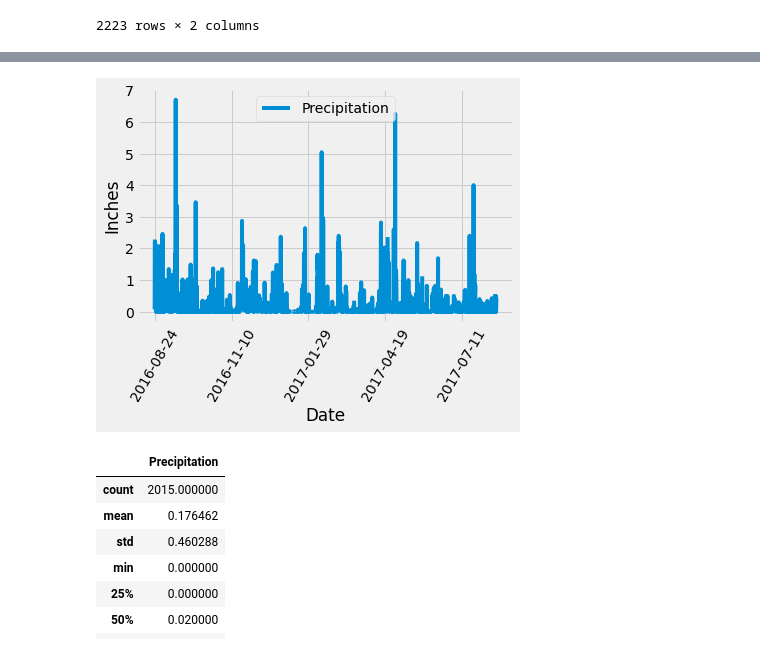
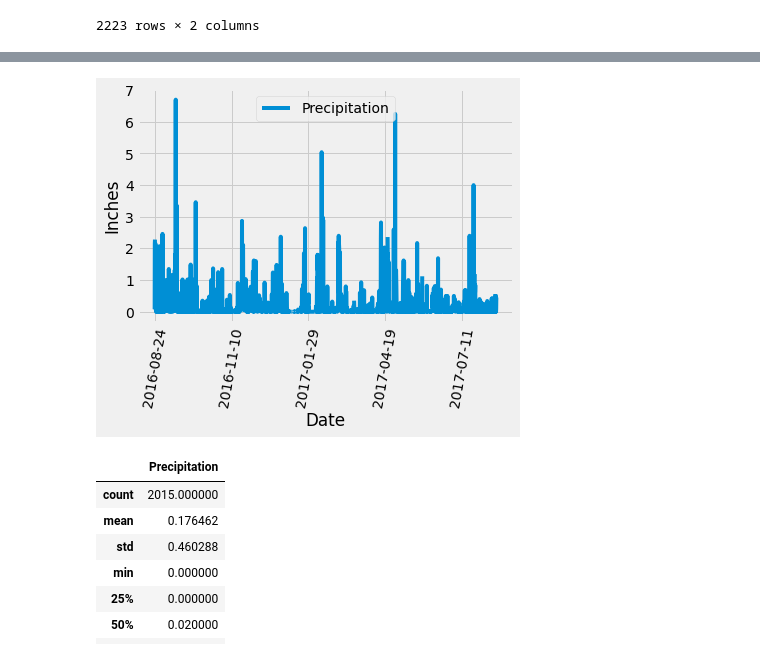
Before and after one commit to cgardner1388/sqlalchemy-challenge, a Jupyter notebook: climate_starter.ipynb, the cells around one changed output, grey strips where cells are left out. Saved outputs shown, nothing was run; the diff lists cells and outputs as text; code cells hidden in the pictures.

```diff
--- a/climate_starter.ipynb
+++ b/climate_starter.ipynb
@@ -108,12 +110,12 @@ pre_12_months_df.sort_values(by=['Date']).head(10)
 # %%
 # Use Pandas Plotting with Matplotlib to plot the data
 pre_12_months_df.plot(x='Date', y='Precipitation')
 plt.xlabel("Date")
 plt.ylabel("Inches")
-plt.xticks(rotation='60')
+plt.xticks(rotation='80')
 plt.show()
 # %% [output]
-[figure, old version]
+[figure, new version]
 # %%
 # Use Pandas to calcualte the summary statistics for the precipitation data
 pre_12_months_df.describe()
```
Also changed, not shown: parts of 8 cells of this notebook.
